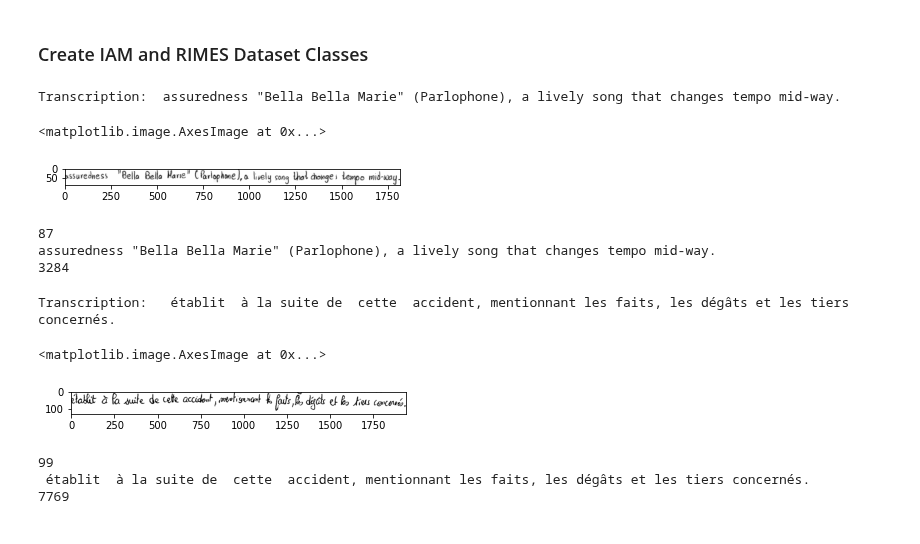
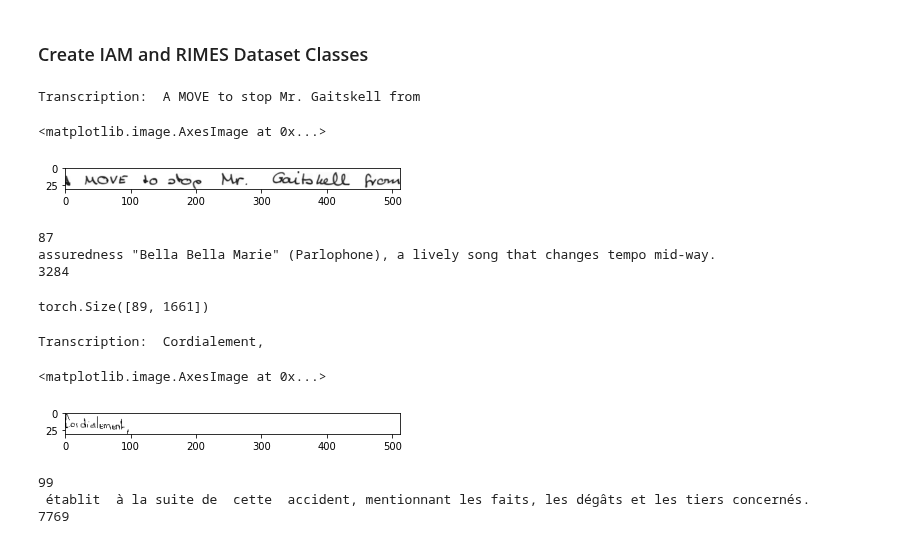
Before and after one commit to ericburdett/cs601r-dl, a Jupyter notebook: tl.ipynb, the cells around one changed output. Drawn from its saved outputs; the diff is of its cells as text; code cells hidden in the pictures.

```diff
--- a/tl.ipynb
+++ b/tl.ipynb
@@ -60,7 +60,7 @@ Mounted at /content/drive
 ### Create IAM and RIMES Dataset Classes
 # %%
 class IamDataset(Dataset):
-  def __init__(self, desired_size=(256,32)):
+  def __init__(self, desired_size=(32, 512)):
     self.desired_size = desired_size
     self.img_path = '/content/iam/images/'
     self.df = pd.read_csv('/content/iam/labels.csv', header=None, sep='\t', names=['img', 'transcription'], quoting=csv.QUOTE_NONE)
@@ -70,10 +70,35 @@ class IamDataset(Dataset):
 
   def tensor_image(self, path):
     img = Image.open(path + '.png')
-    # Resize here if needed
+    img = self.resize(img)
+    img = img.astype(np.uint8)
     x = transforms.functional.to_tensor(img)
 
     return x
+
+  def resize(self, img):
+    img_size = np.array(img).shape
+
+    img_ratio = img_size[0] / img_size[1]
+    desired_ratio = self.desired_size[0] / self.desired_size[1]
+
+    if img_ratio >= desired_ratio:
+      # Solve by height
+      new_height = self.desired_size[0]
+      new_width = int(self.desired_size[0] // img_ratio)
+    else:
+      new_height = int(self.desired_size[1] * img_ratio)
+      new_width = self.desired_size[1]
+      # Solve by width
+
+    img = np.array(img.resize((new_width, new_height)))
+
+    border_top = self.desired_size[0] - new_height
+    border_right = self.desired_size[1] - new_width
+
+    img = np.pad(img, [(border_top, 0), (0, border_right)], mode='constant', constant_values=255)
+
+    return img
 
   def __getitem__(self, index):
     path = 'iam/images/' + self.df['img'][index]
@@ -84,15 +109,15 @@ class IamDataset(Dataset):
   def __len__(self):
     return len(self.df)
 # %%
-index = 3284
+index = 0
 dataset = IamDataset()
 
 print('Transcription: ', dataset[index][1], '\n')
 plt.imshow(dataset[index][0].squeeze(), cmap='gray')
 # %% [output]
-Transcription:  assuredness "Bella Bella Marie" (Parlophone), a lively song that changes tempo mid-way.
+Transcription:  A MOVE to stop Mr. Gaitskell from
 <matplotlib.image.AxesImage at 0x...>
-[figure, old version]
+[figure, new version]
 # %%
 longest = 0
 longest_str = ''
@@ -111,5 +136,9 @@ print(longest_idx)
 87
 assuredness "Bella Bella Marie" (Parlophone), a lively song that changes tempo mid-way.
 3284
+# %%
+dataset[0][0].squeeze().shape
+# %% [output]
+torch.Size([89, 1661])
 # %%
 class RimesDataset(Dataset):
@@ -137,15 +191,14 @@ class RimesDataset(Dataset):
   def __len__(self):
     return len(self.df)
 # %%
-index = 7769
+index = 28
 dataset = RimesDataset()
-
 print('Transcription: ', dataset[index][1], '\n')
 plt.imshow(dataset[index][0].squeeze(), cmap='gray')
 # %% [output]
-Transcription:   établit  à la suite de  cette  accident, mentionnant les faits, les dégâts et les tiers concernés.
+Transcription:  Cordialement,
 <matplotlib.image.AxesImage at 0x...>
-[figure, old version]
+[figure, new version]
 # %%
 longest = 0
 longest_str = ''
```
Also changed, not shown: parts of 9 cells of this notebook.
